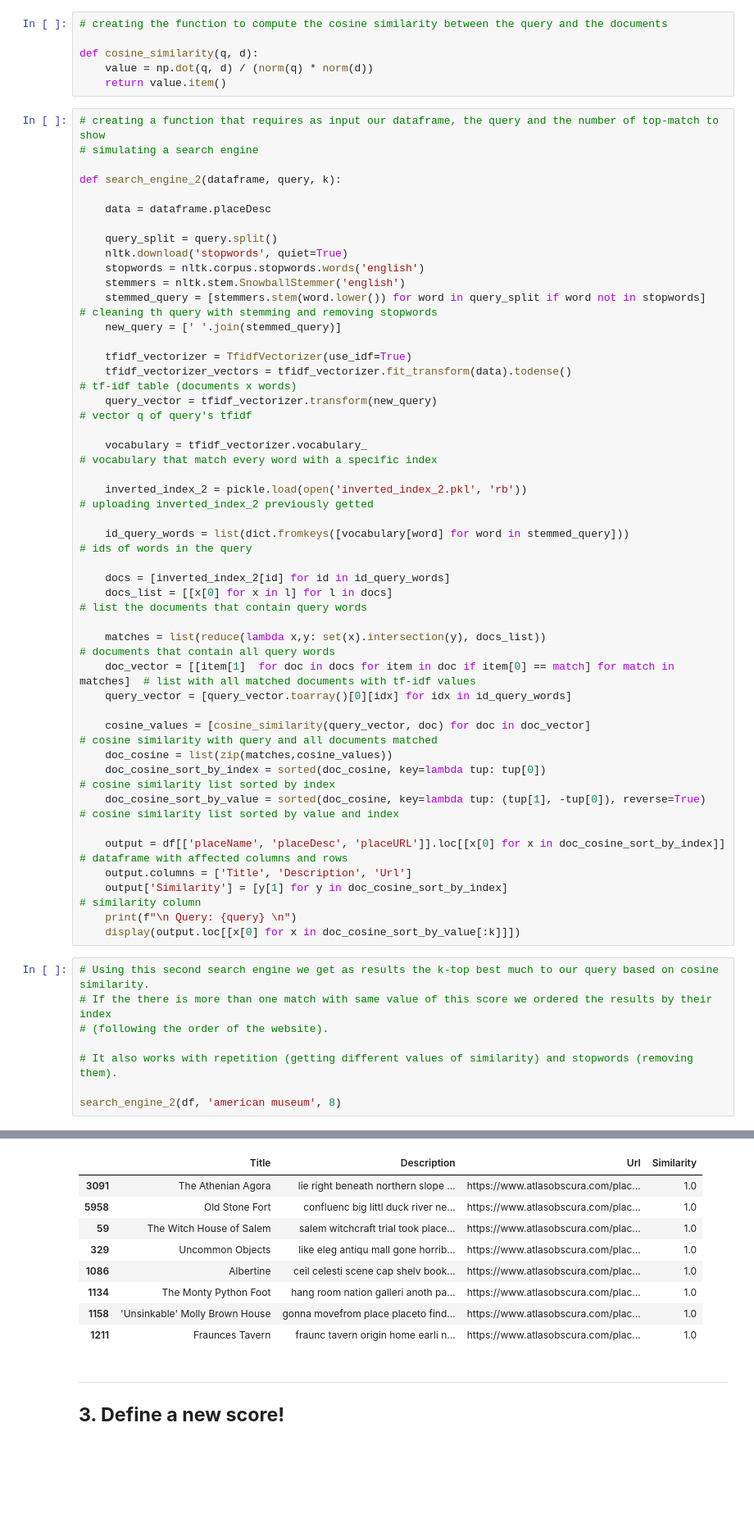
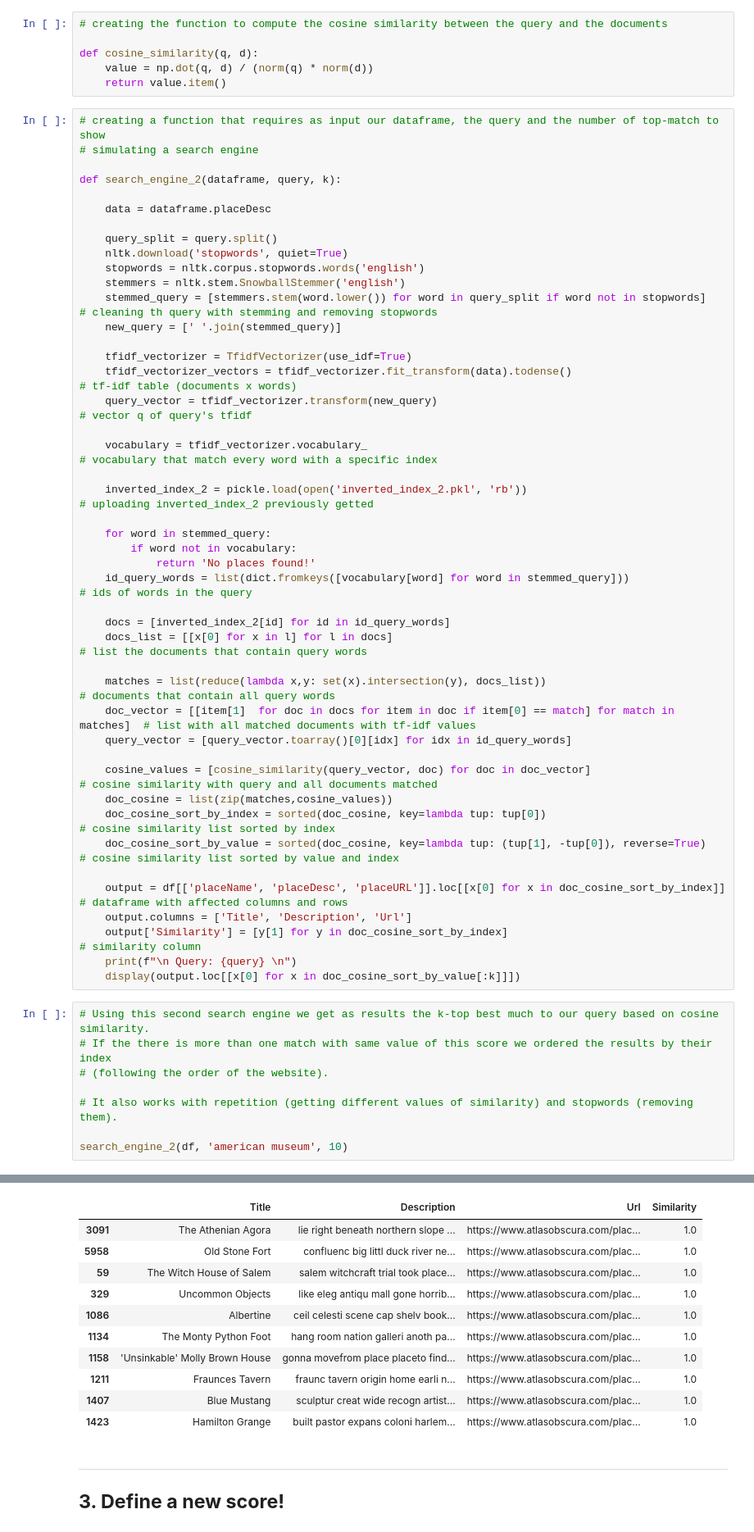
Before and after one commit to Matteo-Candi/ADM_HW3, a Jupyter notebook: main.ipynb, the cells around one changed output, grey strips where cells are left out. Shown at 82% size. Cells and saved outputs as stored; diff of their text form; blank space fills up the shorter version.

```diff
--- a/main.ipynb
+++ b/main.ipynb
@@ -349,6 +349,9 @@ def search_engine_2(dataframe, query, k):
 
     inverted_index_2 = pickle.load(open('inverted_index_2.pkl', 'rb'))                                  # uploading inverted_index_2 previously getted
 
+    for word in stemmed_query:
+        if word not in vocabulary:
+            return 'No places found!'
     id_query_words = list(dict.fromkeys([vocabulary[word] for word in stemmed_query]))                  # ids of words in the query
 
     docs = [inverted_index_2[id] for id in id_query_words]
@@ -371,22 +374,24 @@ def search_engine_2(dataframe, query, k):
 # %%
 # Using this second search engine we get as results the k-top best much to our query based on cosine similarity.
 # If the there is more than one match with same value of this score we ordered the results by their index
 # (following the order of the website).
 
 # It also works with repetition (getting different values of similarity) and stopwords (removing them).
 
-search_engine_2(df, 'american museum', 8)
+search_engine_2(df, 'american museum', 10)
 # %% [output]
  Query: american museum
 |  | Title | Description | Url | Similarity |
 | 3091 | The Athenian Agora | lie right beneath northern slope ... | https://www.atlasobscura.com/plac... | 1.0 |
 | 5958 | Old Stone Fort | confluenc big littl duck river ne... | https://www.atlasobscura.com/plac... | 1.0 |
 | 59 | The Witch House of Salem | salem witchcraft trial took place... | https://www.atlasobscura.com/plac... | 1.0 |
 | 329 | Uncommon Objects | like eleg antiqu mall gone horrib... | https://www.atlasobscura.com/plac... | 1.0 |
 | 1086 | Albertine | ceil celesti scene cap shelv book... | https://www.atlasobscura.com/plac... | 1.0 |
 | 1134 | The Monty Python Foot | hang room nation galleri anoth pa... | https://www.atlasobscura.com/plac... | 1.0 |
 | 1158 | 'Unsinkable' Molly Brown House | gonna movefrom place placeto find... | https://www.atlasobscura.com/plac... | 1.0 |
 | 1211 | Fraunces Tavern | fraunc tavern origin home earli n... | https://www.atlasobscura.com/plac... | 1.0 |
+| 1407 | Blue Mustang | sculptur creat wide recogn artist... | https://www.atlasobscura.com/plac... | 1.0 |
+| 1423 | Hamilton Grange | built pastor expans coloni harlem... | https://www.atlasobscura.com/plac... | 1.0 |
 # %% [markdown]
 ---
 ## **3. Define a new score!**
```
